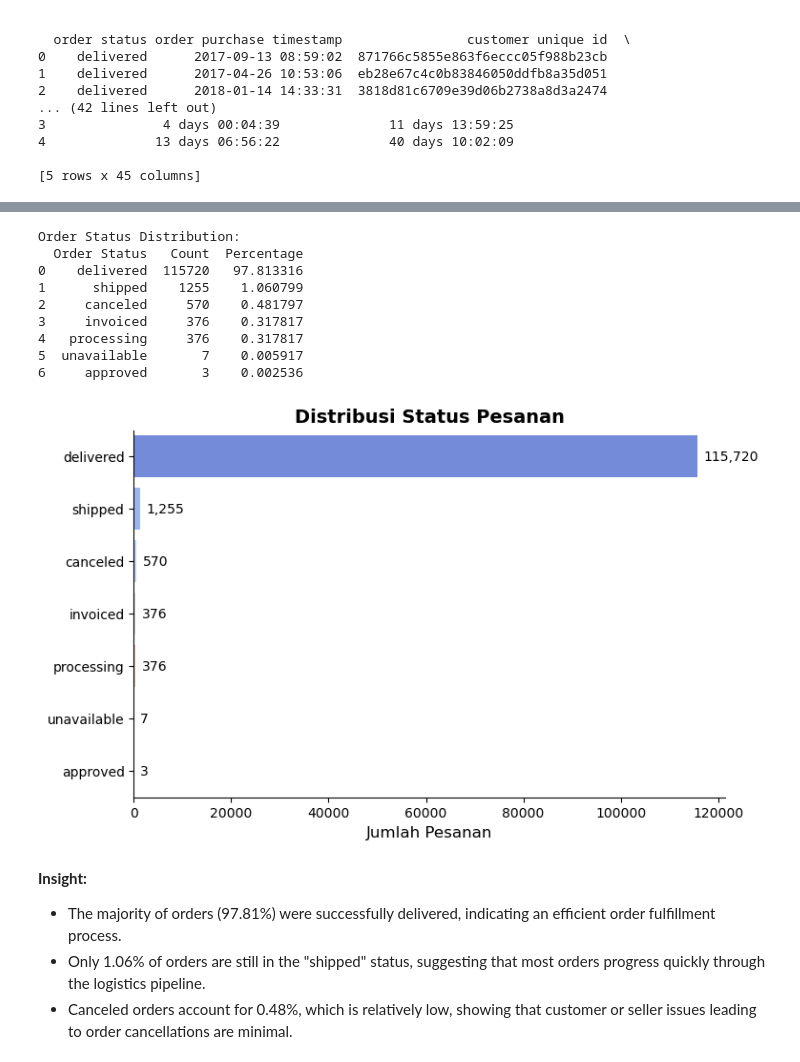
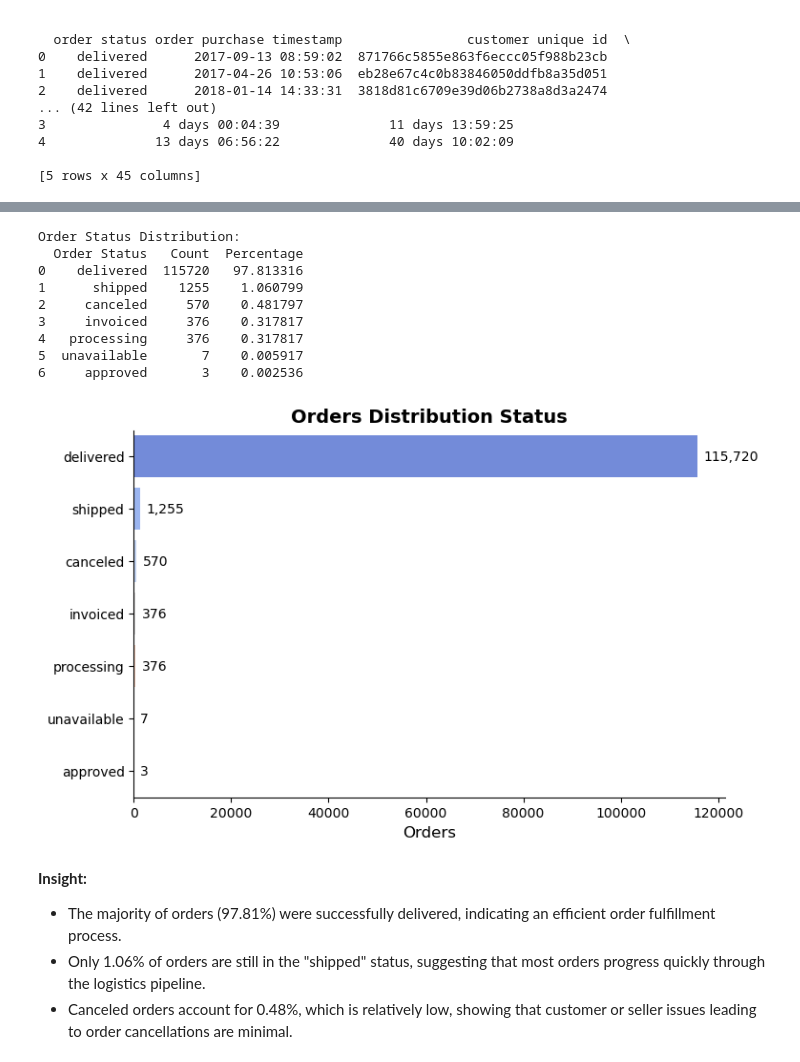
Before and after one commit to zrihza/final_project_data_analysis_python, a Jupyter notebook: notebook.ipynb, the cells around one changed output, grey strips where cells are left out. Drawn from its saved outputs; the diff is of its cells as text; code cells hidden in the pictures.

```diff
--- a/notebook.ipynb
+++ b/notebook.ipynb
@@ -409,36 +409,36 @@ order_status_counts.columns = ["Order Status", "Count"]
 order_status_counts["Percentage"] = (order_status_counts["Count"] / order_status_counts["Count"].sum()) * 100
 print("\nOrder Status Distribution:")
 print(order_status_counts)
 
 fig, ax = plt.subplots(figsize=(8, 5))
 
 # Membuat bar chart
 sns.barplot(x="Count", y="Order Status", data=order_status_counts, palette="coolwarm", ax=ax)
 
 # Menambahkan angka pada setiap bar
 for p in ax.patches:
     ax.annotate(f"{p.get_width():,.0f}",
                 (p.get_width(), p.get_y() + p.get_height() / 2),
                 ha="left", va="center", fontsize=10, color="black", xytext=(5, 0), textcoords="offset points")
 
-ax.set_xlabel("Jumlah Pesanan", fontsize=12)
+ax.set_xlabel("Orders", fontsize=12)
 ax.set_ylabel("")
-ax.set_title("Distribusi Status Pesanan", fontsize=14, fontweight="bold")
+ax.set_title("Orders Distribution Status", fontsize=14, fontweight="bold")
 ax.spines["top"].set_visible(False)
 ax.spines["right"].set_visible(False)
 
 plt.show()
 # %% [output]
 Order Status Distribution:
   Order Status   Count  Percentage
 0    delivered  115720   97.813316
 1      shipped    1255    1.060799
 2     canceled     570    0.481797
 3     invoiced     376    0.317817
 4   processing     376    0.317817
 5  unavailable       7    0.005917
 6     approved       3    0.002536
-[figure, old version]
+[figure, new version]
 # %% [markdown]
 **Insight:**
 - The majority of orders (97.81%) were successfully delivered, indicating an efficient order fulfillment process.
```
Also changed, not shown: parts of 1 cell of this notebook, 2 other files.
